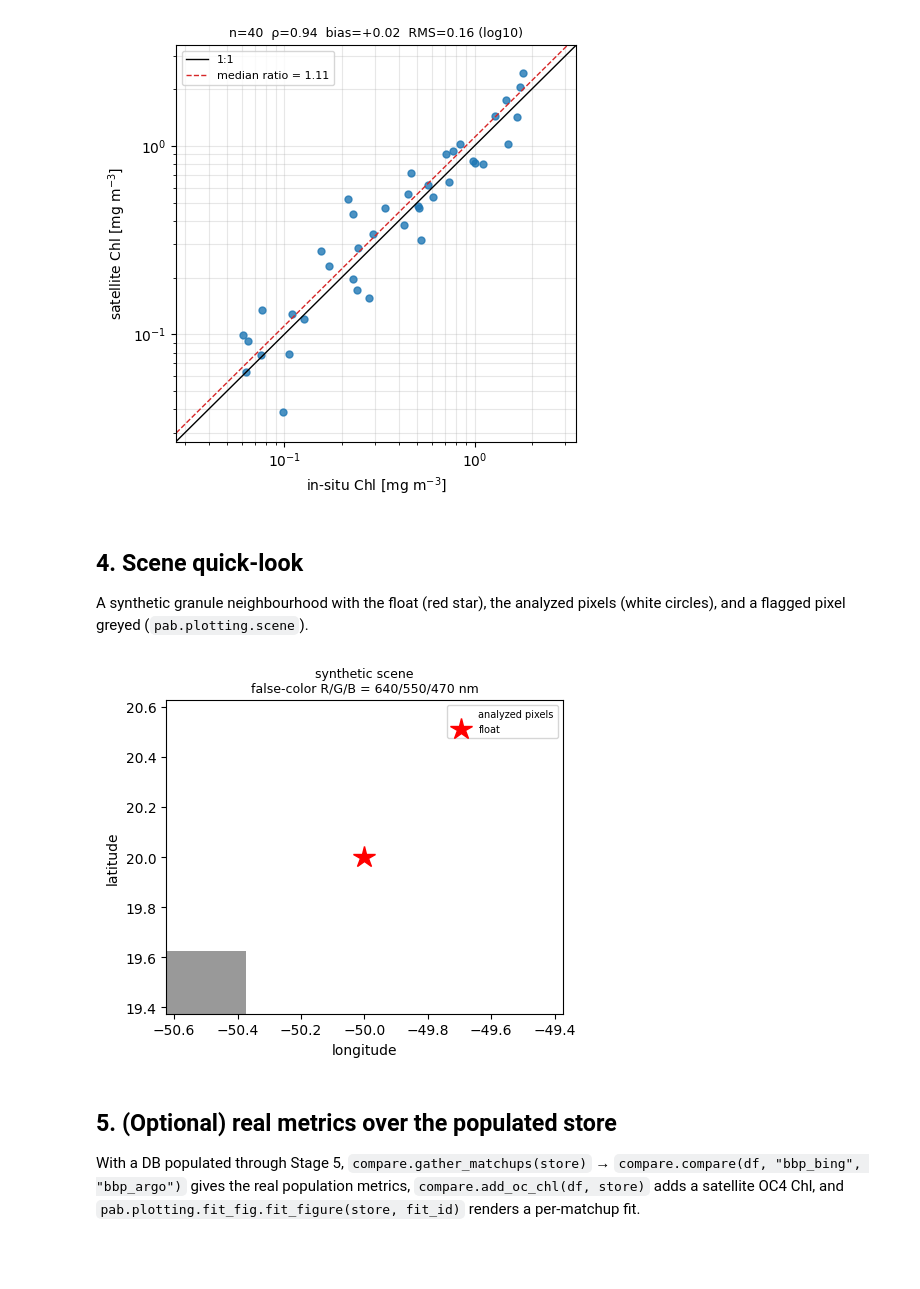
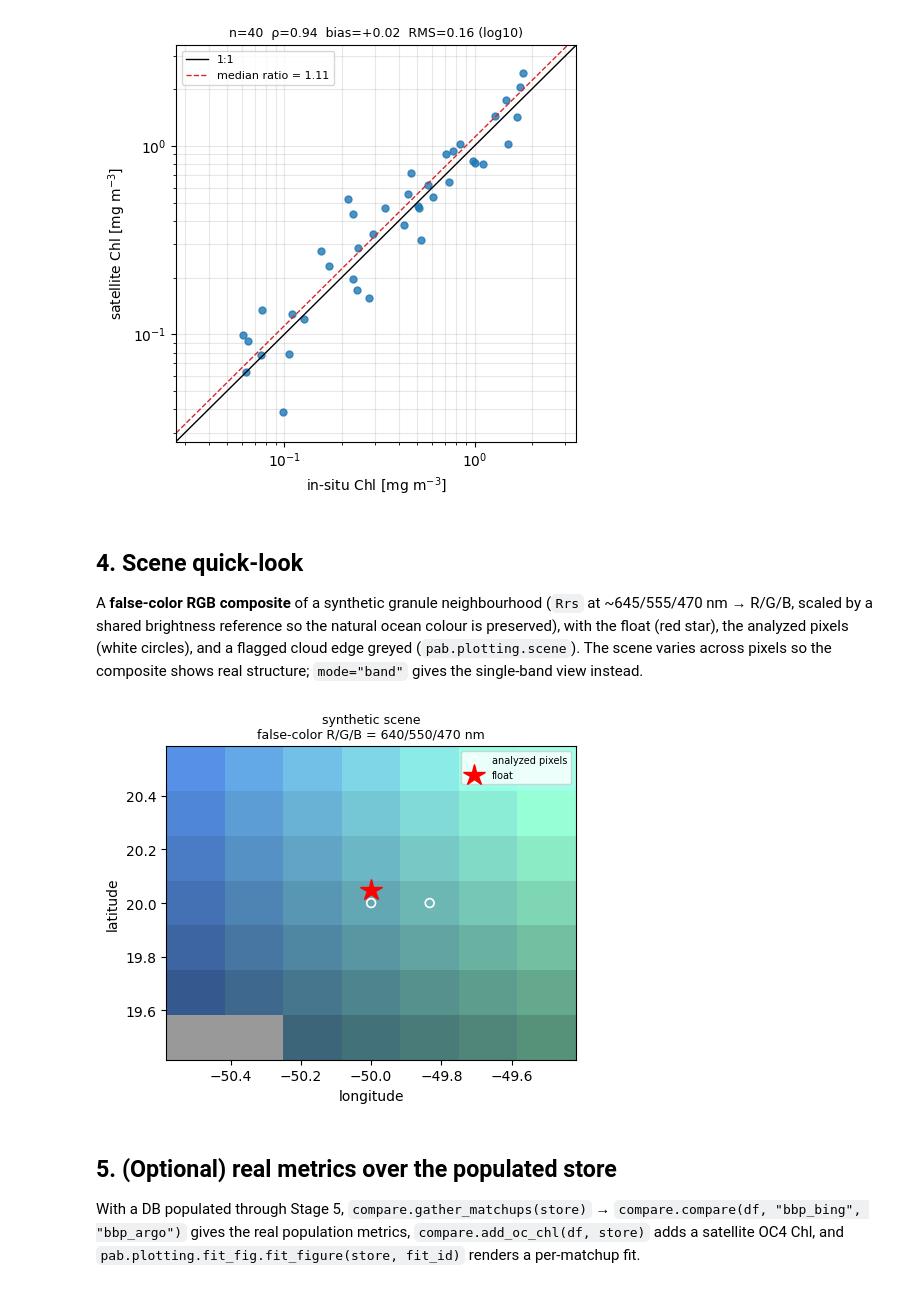
Before and after one commit to ocean-colour/PAB, a Jupyter notebook: docs/nb/07_metrics.ipynb, the cells around one changed output. Cells and saved outputs as stored; diff of their text form; code cells hidden in the pictures; blank space fills up the shorter version.

```diff
--- a/docs/nb/07_metrics.ipynb
+++ b/docs/nb/07_metrics.ipynb
@@ -86,29 +86,34 @@ plt.show()
 # %% [markdown]
 ## 4. Scene quick-look
 
-A synthetic granule neighbourhood with the float (red star), the analyzed pixels (white circles), and a flagged pixel greyed (`pab.plotting.scene`).
+A **false-color RGB composite** of a synthetic granule neighbourhood (`Rrs` at ~645/555/470 nm → R/G/B, scaled by a shared brightness reference so the natural ocean colour is preserved), with the float (red star), the analyzed pixels (white circles), and a flagged cloud edge greyed (`pab.plotting.scene`). The scene varies across pixels so the composite shows real structure; `mode="band"` gives the single-band view instead.
 # %%
 import xarray as xr
 from pab.pace import flags
 from pab.plotting import scene
 
-nx = ny = 5
+nx = ny = 7
 latg = np.linspace(19.5, 20.5, nx); long = np.linspace(-50.5, -49.5, ny)
 lon2d, lat2d = np.meshgrid(long, latg)
 wave = np.linspace(400, 700, 31)
-rrs = np.tile(0.01*np.exp(-(wave-400)/150.), (nx, ny, 1))
-l2 = np.zeros((nx, ny), dtype=np.int64); l2[0, 0] |= flags.flag_value(["LAND"])
+base = 0.012 * np.exp(-(wave - 400) / 120.0)          # clear-water Rrs(λ)
+gx, gy = np.meshgrid(np.linspace(0, 1, ny), np.linspace(0, 1, nx))
+scale = 0.6 + 0.9 * gy                                # N–S brightness gradient
+greening = 1 + 1.5 * gx[..., None] * (wave > 520)     # greener/redder to the E
+rrs = base[None, None, :] * scale[..., None] * greening
+l2 = np.zeros((nx, ny), dtype=np.int64)
+l2[0, :2] |= flags.flag_value(["CLDICE"])             # a cloud edge -> greyed
 gran = xr.Dataset(
-    {"Rrs": (("x","y","wl"), rrs), "Rrs_unc": (("x","y","wl"), rrs*0.05),
-     "l2_flags": (("x","y"), l2)},
-    coords={"latitude": (("x","y"), lat2d), "longitude": (("x","y"), lon2d),
+    {"Rrs": (("x", "y", "wl"), rrs), "Rrs_unc": (("x", "y", "wl"), rrs * 0.05),
+     "l2_flags": (("x", "y"), l2)},
+    coords={"latitude": (("x", "y"), lat2d), "longitude": (("x", "y"), lon2d),
             "wavelength": ("wl", wave)})
-fig = scene.scene_quicklook(gran, 20.0, -50.0,
-                            pixels=[{"ix": 2, "iy": 2}, {"ix": 2, "iy": 3}],
+fig = scene.scene_quicklook(gran, 20.05, -50.0,
+                            pixels=[{"ix": 3, "iy": 3}, {"ix": 3, "iy": 4}],
                             title="synthetic scene")
 plt.show()
 # %% [output]
-[figure, old version]
+[figure, new version]
 # %% [markdown]
 ## 5. (Optional) real metrics over the populated store
 
```
Also changed, not shown: 7 other files.
